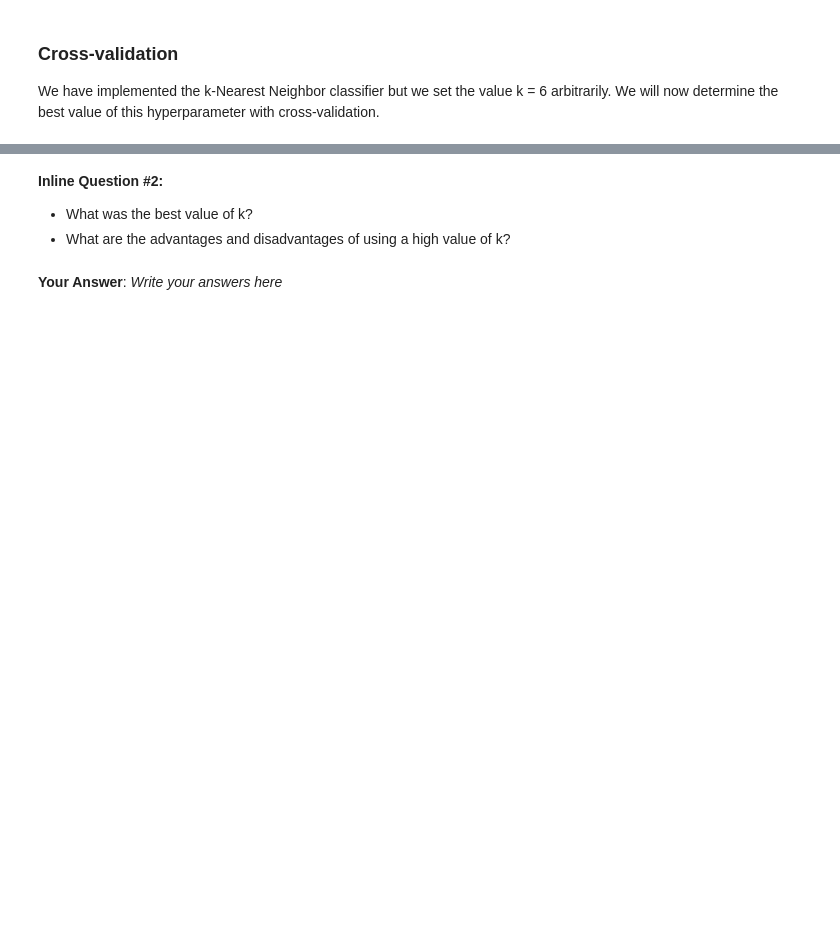
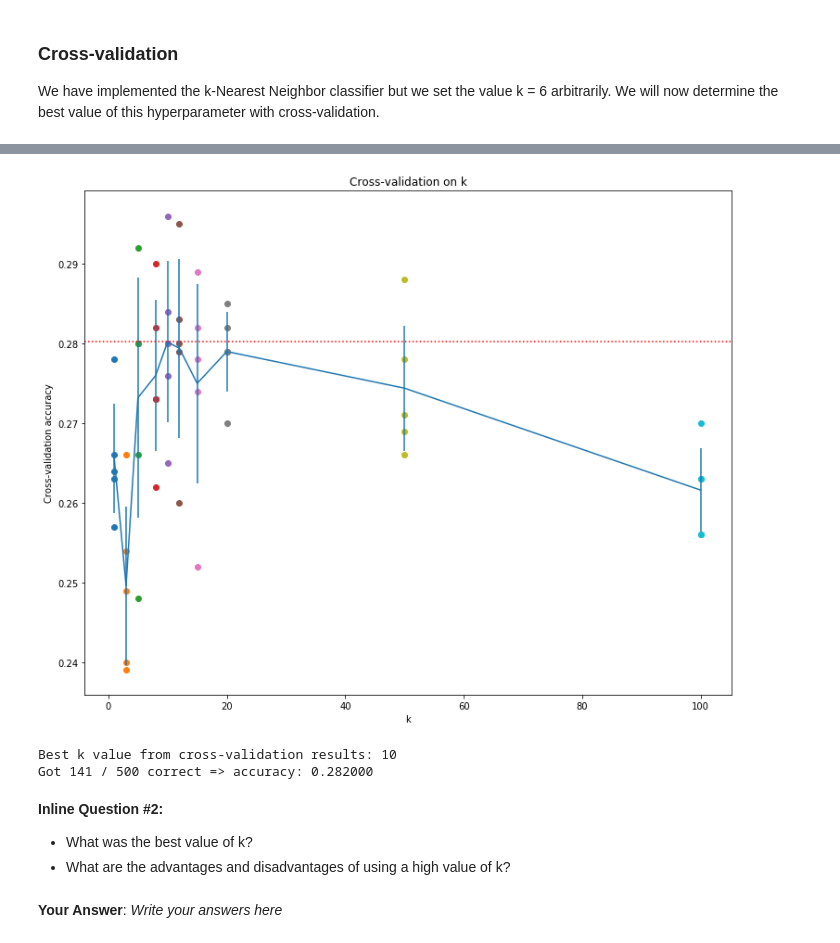
Before and after one commit to Salazar-Prime/Shallow_learn, a Jupyter notebook: HW1/knn.ipynb, the cells around one changed output, grey strips where cells are left out. Cells and saved outputs as stored; diff of their text form; code cells hidden in the pictures; blank space fills up the shorter version.

```diff
--- a/HW1/knn.ipynb
+++ b/HW1/knn.ipynb
@@ -293,6 +311,7 @@ print('L1 Loop version took %f seconds' % l1_time)
 
 We have implemented the k-Nearest Neighbor classifier but we set the value k = 6 arbitrarily. We will now determine the best value of this hyperparameter with cross-validation.
 # %%
+# %%pixie_debugger
 num_folds = 5
 k_choices = [1, 3, 5, 8, 10, 12, 15, 20, 50, 100]
 
@@ -307,7 +326,9 @@ y_train_folds = []
 ################################################################################
 #                             START OF YOUR CODE                               #
 ################################################################################
-pass # Write your code here
+#pass # Write your code here
+X_train_folds = np.array_split(X_train, num_folds)
+y_train_folds = np.array_split(y_train, num_folds)
 ################################################################################
 #                                 END OF YOUR CODE                             #
 ################################################################################
@@ -317,7 +338,7 @@ pass # Write your code here
 # k_to_accuracies[k] should be a list of length num_folds giving the different
 # accuracy values that we found when using that value of k.
 k_to_accuracies = {}
-
+num_splitTest = X_train.shape[0] / num_folds #Salazar
 ################################################################################
 # TODO:                                                                        #
 # Perform k-fold cross validation to find the best value of k. For each        #
@@ -328,7 +349,19 @@ k_to_accuracies = {}
 ################################################################################
 #                             START OF YOUR CODE                               #
 ################################################################################
-pass # Write your code here
+#pass # Write your code here
+for k in k_choices:
+    accuracy_list_k = []
+    for j in range(num_folds):
+        X_for_train = np.concatenate(X_train_folds[:j]+X_train_folds[(j+1):])
+        y_for_train = np.concatenate(y_train_folds[:j]+y_train_folds[(j+1):])
+
+        classifier.train(X_for_train,y_for_train)
+        y_pred_each_k = classifier.predict(X_train_folds[j], k=k, num_loops=0)
+
+        num_correct = np.sum(y_pred_each_k == y_train_folds[j])
+        accuracy_list_k.append(float(num_correct) / num_splitTest)
+    k_to_accuracies[k] = accuracy_list_k
 ################################################################################
 #                                 END OF YOUR CODE                             #
 ################################################################################
@@ -340,22 +391,26 @@ for k in sorted(k_to_accuracies):
 # %%
 # plot the raw observations
 for k in k_choices:
     accuracies = k_to_accuracies[k]
     plt.scatter([k] * len(accuracies), accuracies)
 
 # plot the trend line with error bars that correspond to standard deviation
 accuracies_mean = np.array([np.mean(v) for k,v in sorted(k_to_accuracies.items())])
 accuracies_std = np.array([np.std(v) for k,v in sorted(k_to_accuracies.items())])
 plt.errorbar(k_choices, accuracies_mean, yerr=accuracies_std)
+plt.axhline(y=np.max(accuracies_mean), color='r', linestyle=':') #Salazar
 plt.title('Cross-validation on k')
 plt.xlabel('k')
 plt.ylabel('Cross-validation accuracy')
 plt.show()
+# %% [output]
+[figure, added]
 # %%
 # Based on the cross-validation results above, choose the best value for k,
 # retrain the classifier using all the training data, and test it on the test
 # data. You should be able to get above 28% accuracy on the test data.
-best_k = 1
+best_k = k_choices[np.argmax(accuracies_mean)]
+print('Best k value from cross-validation results: %d' %(best_k)) #Salazar
 
 classifier = KNearestNeighbor()
 classifier.train(X_train, y_train)
@@ -365,6 +420,9 @@ y_test_pred = classifier.predict(X_test, k=best_k)
 num_correct = np.sum(y_test_pred == y_test)
 accuracy = float(num_correct) / num_test
 print('Got %d / %d correct => accuracy: %f' % (num_correct, num_test, accuracy))
+# %% [output]
+Best k value from cross-validation results: 10
+Got 141 / 500 correct => accuracy: 0.282000
 # %% [markdown]
 **Inline Question #2:**
 - What was the best value of k?
```
Also changed, not shown: parts of 10 cells of this notebook, 2 other files.
